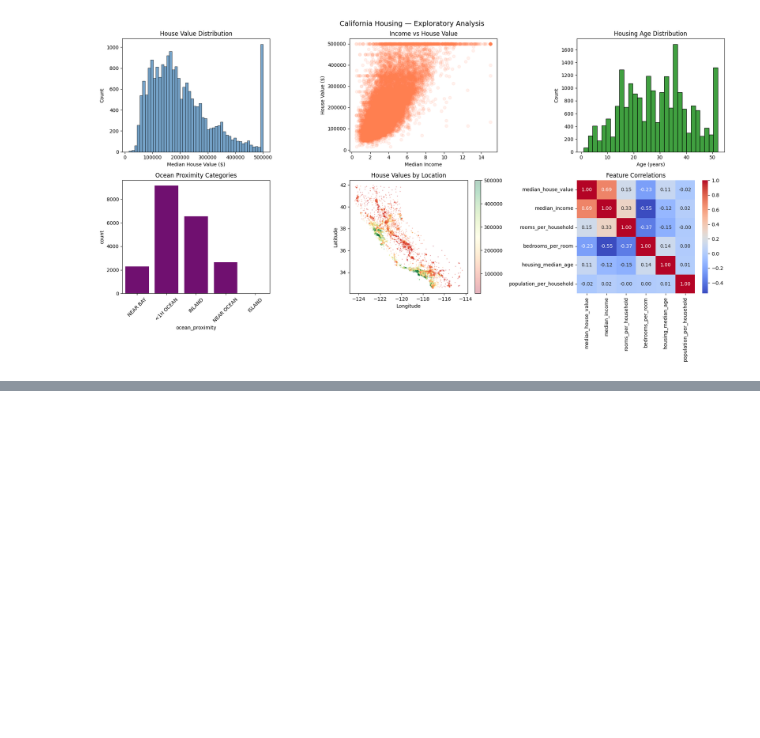
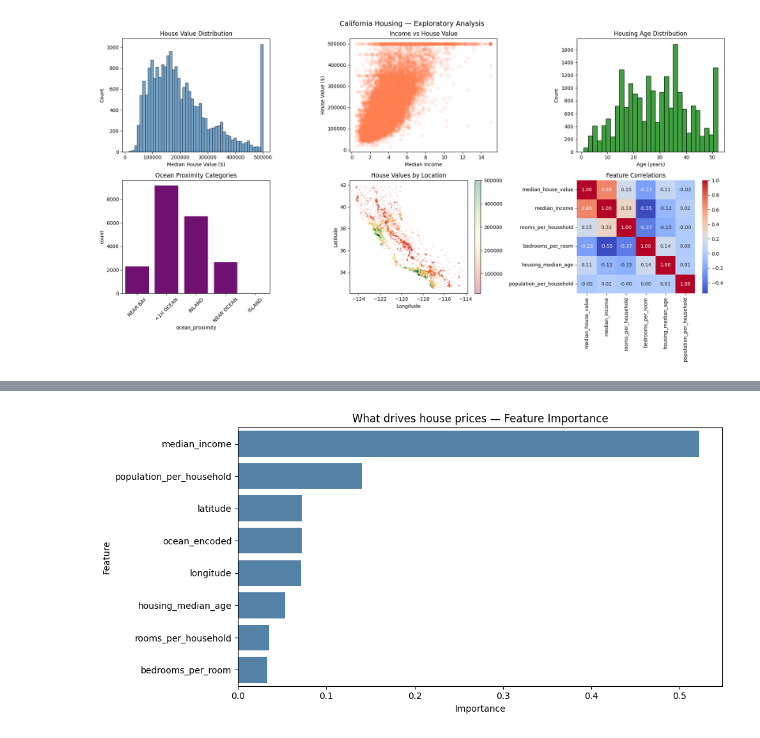
Before and after one commit to allanhue/DS-ETl-Models-Analysis, a Jupyter notebook: california-housing-price.ipynb, the cells around one changed output, grey strips where cells are left out. Saved outputs shown, nothing was run; the diff lists cells and outputs as text; code cells hidden in the pictures; blank space fills up the shorter version.

Commit message:
Kaggle Notebook | California housing_price | Version 4

```diff
--- a/california-housing-price.ipynb
+++ b/california-housing-price.ipynb
@@ -135,0 +149,82 @@ plt.show()
+# %%
+from sklearn.linear_model import LinearRegression
+from sklearn.ensemble import RandomForestRegressor
+from sklearn.model_selection import train_test_split
+from sklearn.metrics import mean_absolute_error, r2_score
+from sklearn.preprocessing import LabelEncoder
+import matplotlib.pyplot as plt
+import seaborn as sns
+
+# Encode ocean_proximity
+le = LabelEncoder()
+housing['ocean_encoded'] = le.fit_transform(housing['ocean_proximity'])
+
+# Features and target
+X = housing[[
+    'median_income',
+    'housing_median_age',
+    'rooms_per_household',
+    'bedrooms_per_room',
+    'population_per_household',
+    'latitude',
+    'longitude',
+    'ocean_encoded'
+]]
+
+y = housing['median_house_value']
+
+#  Split
+X_train, X_test, y_train, y_test = train_test_split(
+    X, y, test_size=0.2, random_state=42
+)
+
+#  Linear Regression
+lr = LinearRegression()
+lr.fit(X_train, y_train)
+lr_preds = lr.predict(X_test)
+lr_r2  = r2_score(y_test, lr_preds)
+lr_mae = mean_absolute_error(y_test, lr_preds)
+
+#  Random Forest
+rf = RandomForestRegressor(n_estimators=100, random_state=42)
+rf.fit(X_train, y_train)
+rf_preds = rf.predict(X_test)
+rf_r2  = r2_score(y_test, rf_preds)
+rf_mae = mean_absolute_error(y_test, rf_preds)
+
+# Compare both models
+print("=" * 40)
+print(f"LINEAR REGRESSION")
+print(f"  R²:  {lr_r2:.2f}")
+print(f"  MAE: ${lr_mae:,.0f}")
+print("=" * 40)
+print(f"RANDOM FOREST")
+print(f"  R²:  {rf_r2:.2f}")
+print(f"  MAE: ${rf_mae:,.0f}")
+print("=" * 40)
+
+#  Feature importance from Random Forest
+feat_df = pd.DataFrame({
+    'Feature': X.columns,
+    'Importance': rf.feature_importances_
+}).sort_values('Importance', ascending=False)
+
+plt.figure(figsize=(10, 5))
+sns.barplot(data=feat_df, x='Importance', y='Feature', color='steelblue')
+plt.title('What drives house prices — Feature Importance')
+plt.tight_layout()
+plt.show()
+
+#  Actual vs Predicted chart
+plt.figure(figsize=(8, 6))
+plt.scatter(y_test, rf_preds, alpha=0.1, color='coral')
+plt.plot([y_test.min(), y_test.max()],
+         [y_test.min(), y_test.max()],
+         'k--', lw=2, label='Perfect prediction')
+plt.xlabel('Actual House Value ($)')
+plt.ylabel('Predicted House Value ($)')
+plt.title('Random Forest — Actual vs Predicted')
+plt.legend()
+plt.tight_layout()
+plt.show()
+# %% [output]
@@ -135,0 +240 @@ plt.show()
+[figure, added]
```
Also changed, not shown: parts of 2 cells of this notebook.
